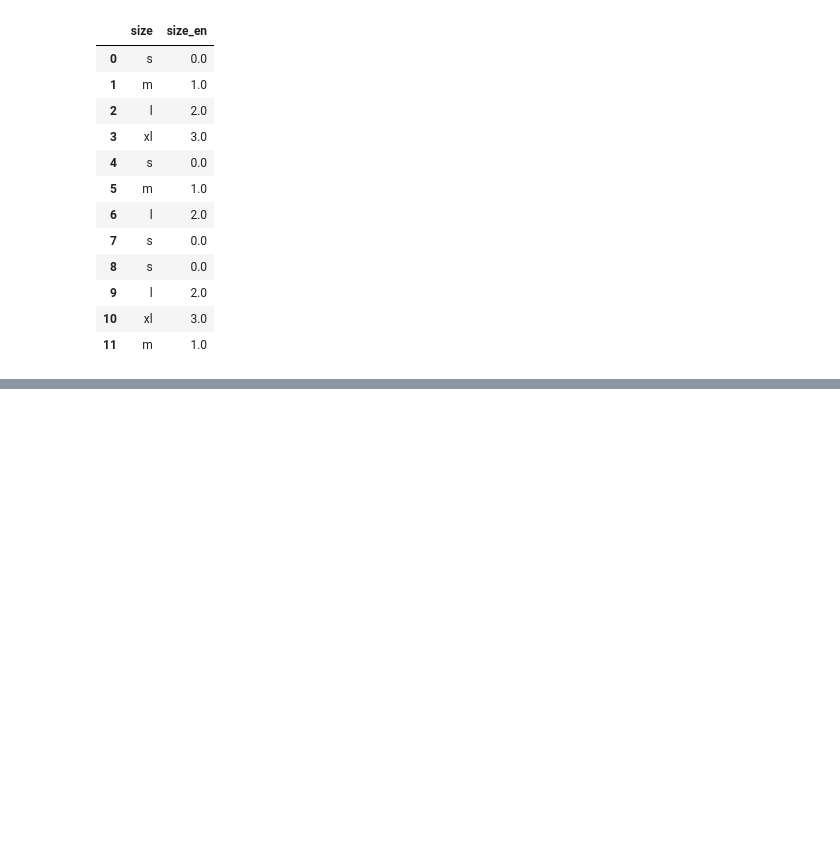
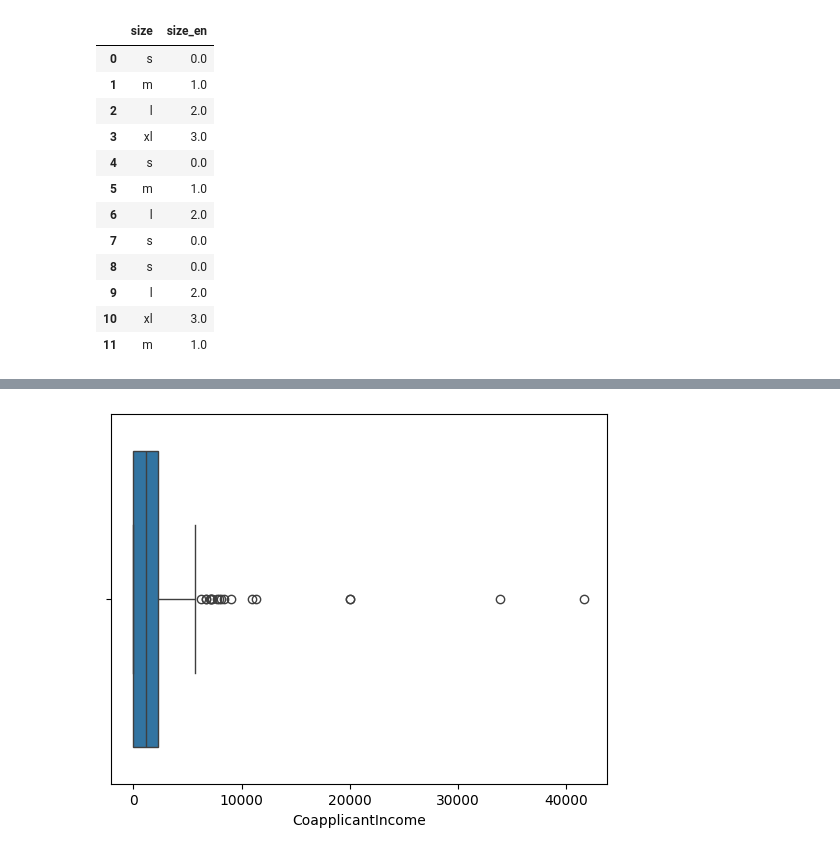
Before and after one commit to Hridayansh018/ML_Basics, a Jupyter notebook: file1.ipynb, the cells around one changed output, grey strips where cells are left out. Cells and saved outputs as stored; diff of their text form; code cells hidden in the pictures; blank space fills up the shorter version.

```diff
--- a/file1.ipynb
+++ b/file1.ipynb
@@ -370,0 +491,3 @@ df
+# %%
+dataset = pd.read_csv('loan-train.csv')
+dataset.head()
@@ -370,0 +513,5 @@ df
+# %%
+sns.boxplot(data=dataset,x="CoapplicantIncome")
+plt.show()
+# %% [output]
+[figure, added]
```
Also changed, not shown: parts of 21 cells of this notebook.
